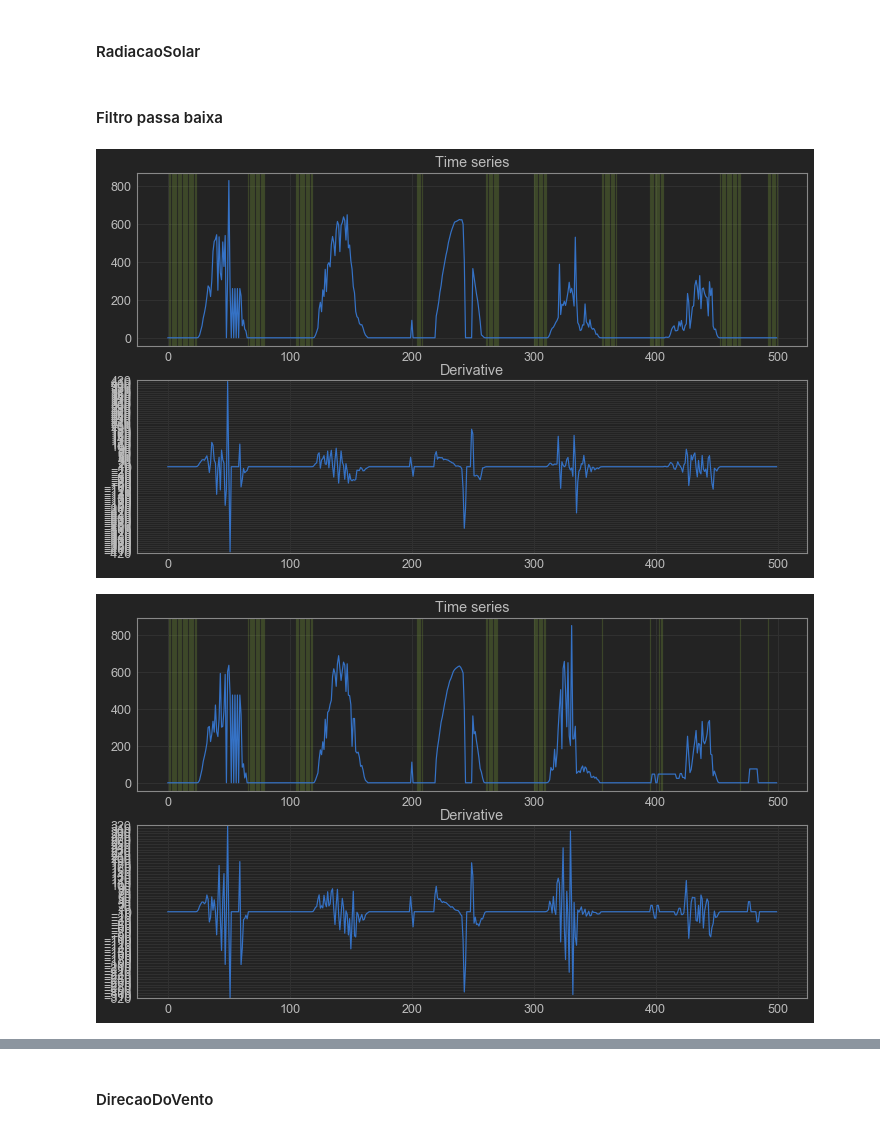
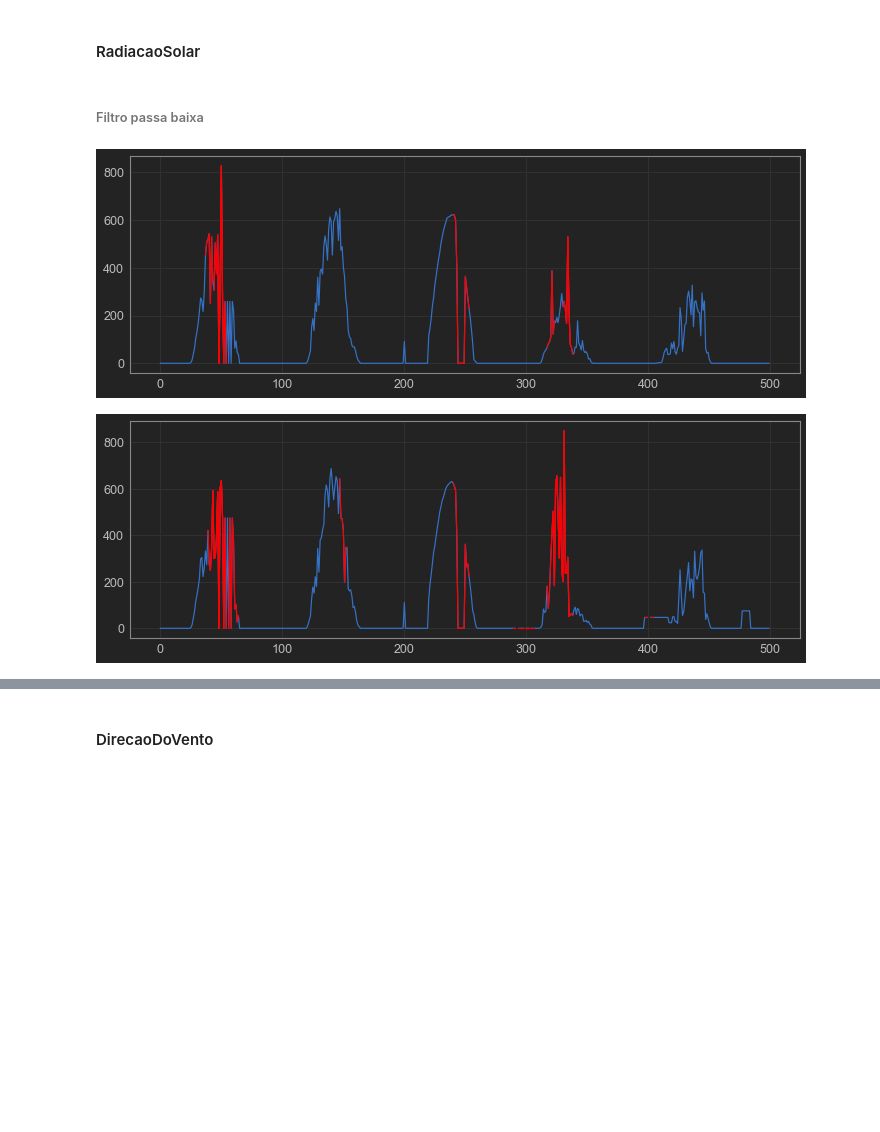
Before and after one commit to alagamentos/floodprediction, a Jupyter notebook: Repair/Batch_Derivative.ipynb, the cells around one changed output, grey strips where cells are left out. Saved outputs shown, nothing was run; the diff lists cells and outputs as text; code cells hidden in the pictures; blank space fills up the shorter version.

Commit message:
Fixed plotting issues

```diff
--- a/Repair/Batch_Derivative.ipynb
+++ b/Repair/Batch_Derivative.ipynb
@@ -64,10 +47,13 @@ Index(['UmidadeRelativa_0', 'UmidadeRelativa_1', 'UmidadeRelativa_2',
 # %%
+cols_um = [i for i in ip.columns if 'UmidadeRelativa' in i]
+um = ip[cols_um].fillna(np.nan)
+
 for col in um.columns[:-1]:
     peaks = derivative_threshold(um[col], 15, False, 1000, 1500)
-    zeros = derivative_zero(um[col], 3, False, 3000, 3500)
+    zeros = derivative_zero(um[col], 3, False, 1000, 1500)
     nans = um[col].isna()
     error = [zeros[i] or peaks[i] or nans[i] for i in range(len(peaks))]
     error_reg = list_2_regions(error)
     error_reg = increase_margins(3, error_reg, len(peaks))
-    plot_regions(um[col], error_reg, len(um[col]), 1100, 1500, plt_type = 'region', title = col)
+    plot_regions(um[col], error_reg, len(um[col]), 1100, 1500, plt_type = 'lines', title = col)
 # %% [output]
@@ -90,6 +76,6 @@ for col in um.columns[:-1]:
     error = [zeros[i] or peaks[i] or nans[i] for i in range(len(peaks))]
     error_reg = list_2_regions(error)
     error_reg = increase_margins(5, error_reg, len(peaks))
-    plot_regions(um[col], error_reg, len(um[col]), 11100, 11500, plt_type = 'line', ylim=[900, 950])
+    plot_regions(um[col], error_reg, len(um[col]), 11100, 11500, plt_type = 'lines', ylim=[900, 950])
 # %% [output]
 [figure]
@@ -132,7 +118,7 @@ for col in um.columns[:-1]:
     error = [zeros[i] or peaks[i] or nans[i] for i in range(len(peaks))]
     error_reg = list_2_regions(error)
     error_reg = increase_margins(3, error_reg, len(peaks))
-    plot_regions(um[col], error_reg, len(um[col]), 1000, 1500, plt_type = ' ')
+    plot_regions(um[col], error_reg, len(um[col]), 1000, 1500, plt_type = 'lines')
 # %% [output]
 [figure]
 [figure]
@@ -153,7 +139,7 @@ for col in um.columns[:-1]:
     error = [zeros[i] or peaks[i] or nans[i] for i in range(len(peaks))]
     error_reg = list_2_regions(error)
     error_reg = increase_margins(3, error_reg, len(peaks))
-    plot_regions(um[col], error_reg, len(um[col]), 1000, 1500, plt_type = ' ', ylim=[0, 20])
+    plot_regions(um[col], error_reg, len(um[col]), 1000, 1500, plt_type = 'lines', ylim=[0, 20])
 # %% [output]
 [figure]
 [figure]
@@ -184,20 +166,20 @@ for col in um.columns[:-1]:
 # %% [markdown]
 #### RadiacaoSolar
 # %% [markdown]
-#### Filtro passa baixa
+###### Filtro passa baixa
 # %%
 cols_um = [i for i in ip.columns if 'RadiacaoSolar' in i]
 um = ip[cols_um]
 um.head()
 start, stop = 0, 0 + 500
 for col in um.columns[:-1]:
     peaks = derivative_threshold(um[col].fillna(0), 120, False, start, stop)
-    zeros = derivative_zero(um[col].fillna(0), 40, True, start, stop)
+    #zeros = derivative_zero(um[col].fillna(0), 40, True, start, stop)
     nans = um[col].isna()
-    error = [zeros[i] or peaks[i] or nans[i] for i in range(len(peaks))]
+    error = [peaks[i] or nans[i] for i in range(len(peaks))]
     error_reg = list_2_regions(error)
     error_reg = increase_margins(3, error_reg, len(peaks))
     plot_regions(um[col], error_reg, len(um[col]), start, stop, plt_type = 'lines')
 # %% [output]
-[figure, old version]
+[figure, new version]
-[figure, old version]
+[figure, new version]
```
Also changed, not shown: parts of 9 cells of this notebook, 1 other file.
